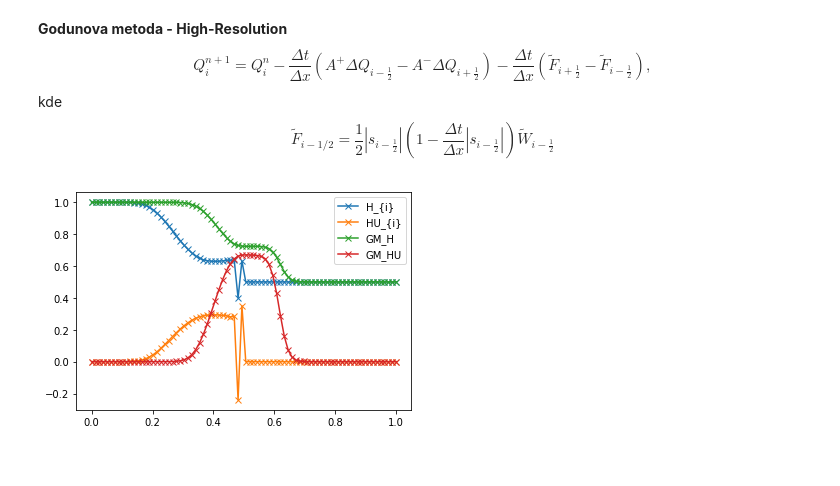
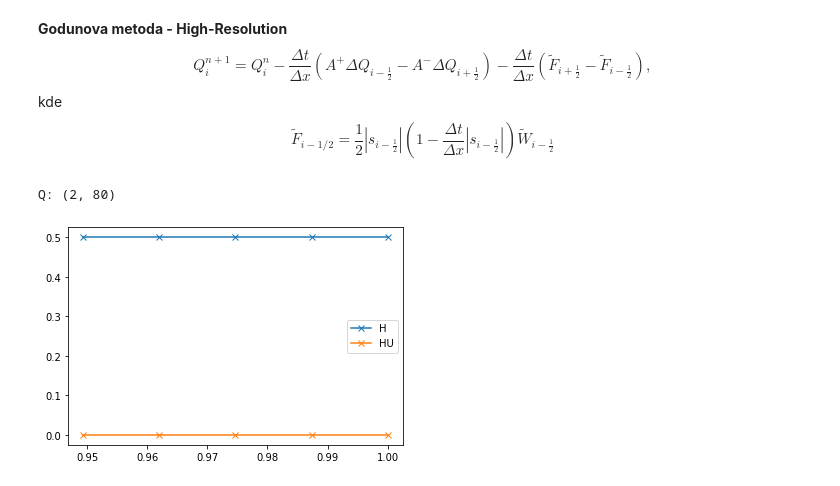
Before and after one commit to honzapulpan/fav-SNM2, a Jupyter notebook: notebooks/Anezky_test.ipynb, the cells around one changed output. Saved outputs shown, nothing was run; the diff lists cells and outputs as text; code cells hidden in the pictures.

```diff
--- a/notebooks/Anezky_test.ipynb
+++ b/notebooks/Anezky_test.ipynb
@@ -82,40 +82,58 @@ $$\tilde{F}_{i-1/2} = \frac{1}{2}|s_{i-\frac{1}{2}}|(1-\frac{\Delta t}{\Delta x}
 # %%
 #init Q_{0}
 H = np.zeros([1,N])
 HU = np.zeros([1,N])
 H[0,0:int(N/2)] = ql
 H[0,int(N/2):N] = qr
 Q = np.concatenate((H, HU))
+flux1 = np.zeros((2,N))
+flux2 = np.zeros((2,N))
+print("Q:",Q.shape)
 
 # Godunova metoda - High-Resolution
 for i in range(time):
     q_l = Q[:,:-1]
     q_r = Q[:,1:]
 
     #wave, s, amdq, apdq = shallow_roe_1D(q_l, q_r, aux_l, aux_r, problem_data)
     wave, s, amdq, apdq = shallow_hll_1D(q_l, q_r, aux_l, aux_r, problem_data)
 
+    Q[:,:-1] = Q[:,:-1] - dt/dx * amdq
+    Q[:,1:] = Q[:,1:] - dt/dx * apdq
+
     F1 = np.zeros([2,N-1])
     F1[0,:] =  np.abs(s[0])*(1-dt/dx*np.abs(s[0]))*mc_limiter(wave[0][0],False) *.5
     F1[1,:] =  np.abs(s[0])*(1-dt/dx*np.abs(s[0]))*mc_limiter(wave[0][1],False) *.5
 
     F2 = np.zeros([2,N-1])
     F2[0,:] =  np.abs(s[1])*(1-dt/dx*np.abs(s[1]))*mc_limiter(wave[1][0],False) *.5
     F2[1,:] =  np.abs(s[1])*(1-dt/dx*np.abs(s[1]))*mc_limiter(wave[1][1],False) *.5
 
-    F=np.subtract(F1,F2)
-    Q[:,:-1] = Q[:,:-1] - dt/dx * amdq + dt/dx * F
+    F = np.subtract(F1,F2)
+
+    Q[:,:-1] = np.subtract(Q[:,:-1],F)
+    Q[:,:-2] = np.subtract(Q[:,:-2],F[:,1:])
+    #Q[:,:-1] = Q[:,:-1] - dt/dx * amdq + dt/dx * F
 
 
 #počáteční hloubka, počáteční rychlost
-plt.plot(net,Q[0,:],marker="x",label="H_{i}")
-plt.plot(net,Q[1,:],marker="x",label="HU_{i}")
-plt.plot(net,Q_1or[0,:],marker="x",label="GM_H")
-plt.plot(net,Q_1or[1,:],marker="x",label="GM_HU")
+plt.plot(net,Q[0,:],marker="x",label="H")
+plt.plot(net,Q[1,:],marker="x",label="HU")
+#plt.plot(net,Q_1or[0,:],marker="x",label="GM_H")
+#plt.plot(net,Q_1or[1,:],marker="x",label="GM_HU")
 plt.legend()
 plt.show()
+
+#flux1[:,:-1] = dt/dx * amdq
+#    flux2[:,1:] = dt/dx * apdq
+#    flux = np.subtract(flux1,flux2)
+ #   print("Qtild:",Qtild.shape)
+  #  print("F:" ,F.shape)
+   # print("flux:",flux.shape)
+    #Qtild[:,:-1] = np.subtract(Q[:,:-1],flux[:,:-1])
 # %% [output]
+Q: (2, 80)
-[figure, old version]
+[figure, new version]
 # %%
 def mc_limiter(r,cfl):
     r"""
```
Also changed, not shown: parts of 2 cells of this notebook, 1 other file.
